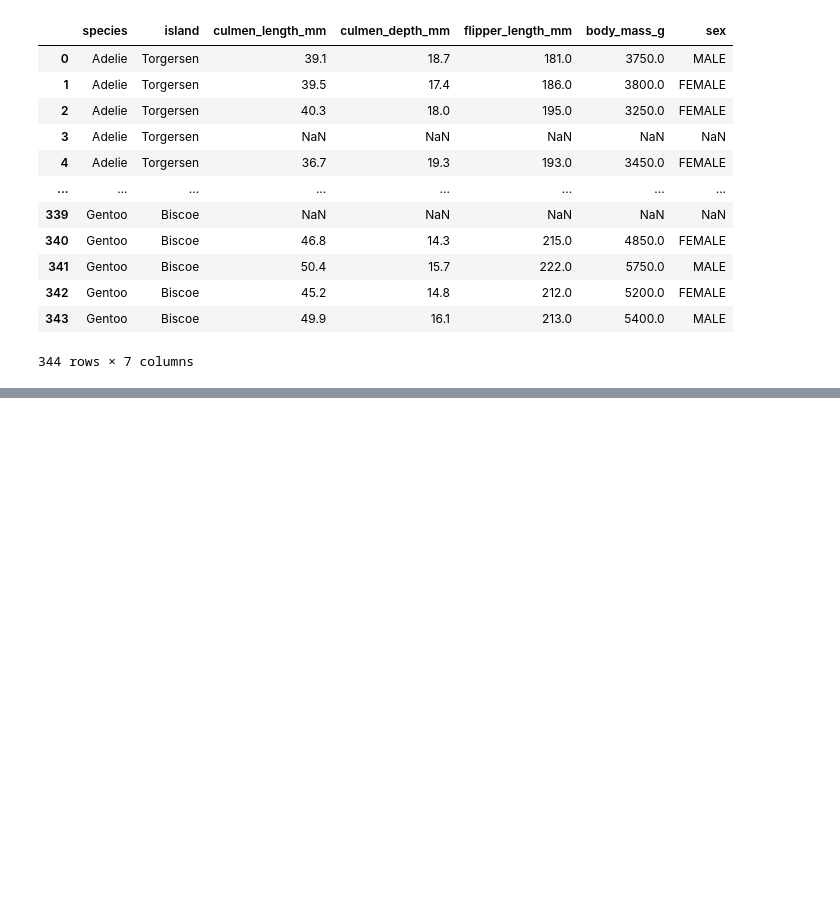
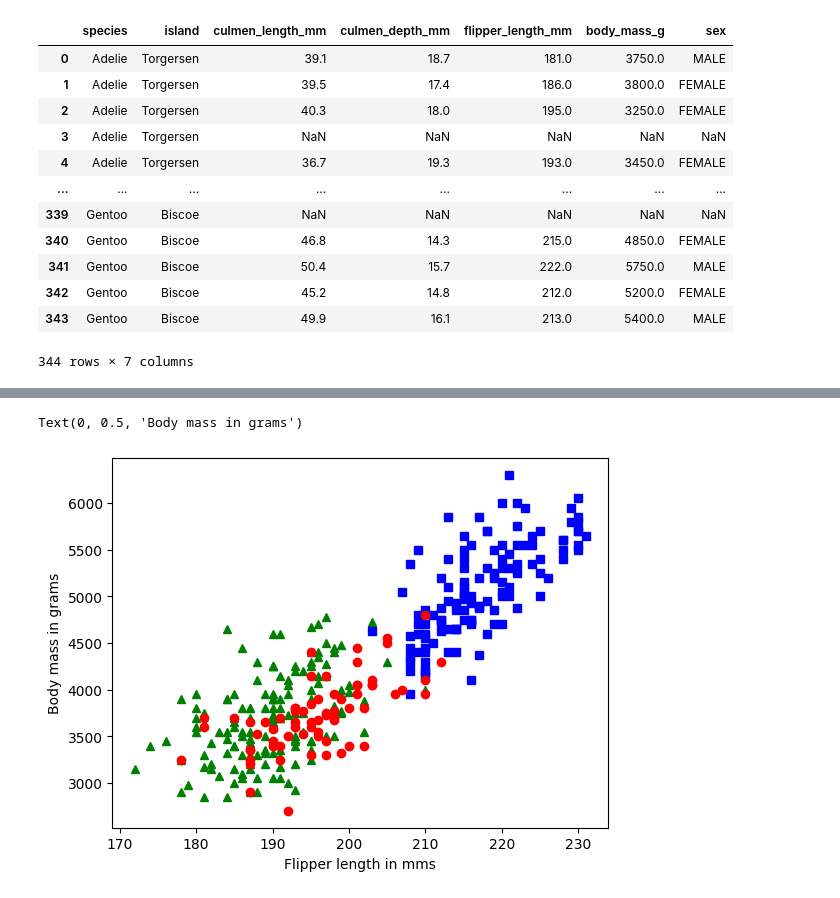
Before and after one commit to Niksol15/penguin-classifier, a Jupyter notebook: penguin_classification.ipynb, the cells around one changed output, grey strips where cells are left out. Drawn from its saved outputs; the diff is of its cells as text; code cells hidden in the pictures; blank space fills up the shorter version.

```diff
--- a/penguin_classification.ipynb
+++ b/penguin_classification.ipynb
@@ -28,0 +76,10 @@ NameError: name 'MissingIndicator' is not defined
+# %%
+plt.plot(adelie_full.flipper_length_mm, adelie_full.body_mass_g, 'g^',\
+         gentoo_full.flipper_length_mm, gentoo_full.body_mass_g, 'bs',\
+         сhinstrap_full.flipper_length_mm, сhinstrap_full.body_mass_g,'ro')
+
+plt.xlabel('Flipper length in mms')
+plt.ylabel('Body mass in grams')
+# %% [output]
+Text(0, 0.5, 'Body mass in grams')
+[figure, added]
```
Also changed, not shown: parts of 9 cells of this notebook.
